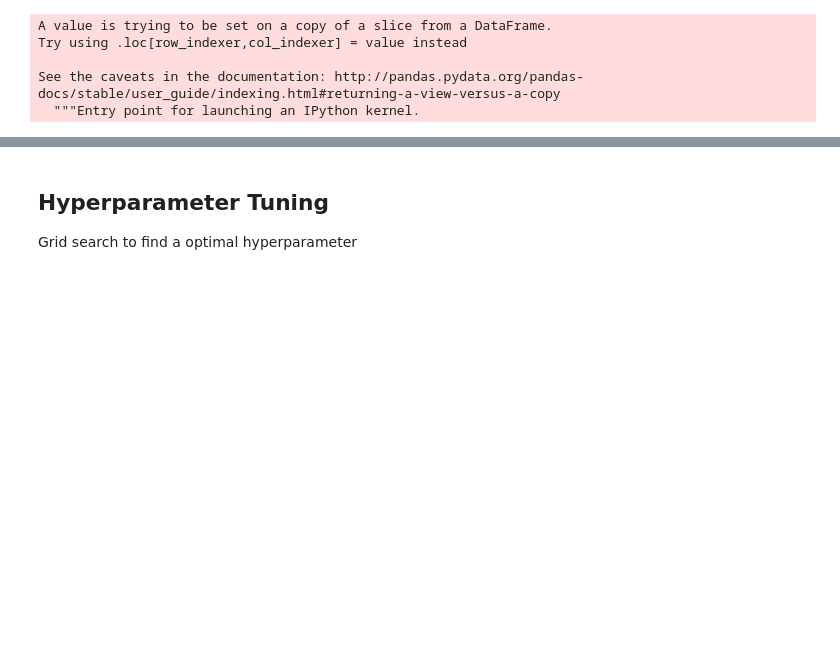
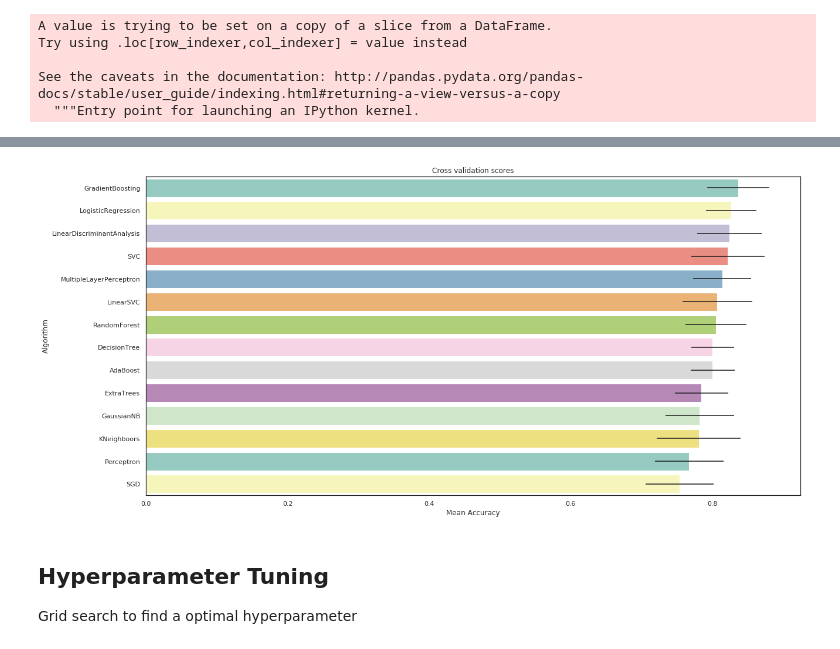
Before and after one commit to yuki678/kaggle, a Jupyter notebook: Titanic/Titanic Ensemble Model Test.ipynb, the cells around one changed output, grey strips where cells are left out. Saved outputs shown, nothing was run; the diff lists cells and outputs as text; code cells hidden in the pictures; blank space fills up the shorter version.

Commit message:
fix: Add more basic classifiers and XGBoost for ensembling

```diff
--- a/Titanic/Titanic Ensemble Model Test.ipynb
+++ b/Titanic/Titanic Ensemble Model Test.ipynb
@@ -573,2 +590,9 @@ g = g.set_ylabels("Survival Probability")
-# %%
-dataset = pd.get_dummies(dataset, columns=["Ticket"], prefix="T")
+# %%
+# Use only the first 5
+dataset["Ticket_X"] = pd.Series(1 if ticket == 'X' else 0 for ticket in dataset["Ticket"])
+dataset["Ticket_PC"] = pd.Series(1 if ticket == 'PC' else 0 for ticket in dataset["Ticket"])
+dataset["Ticket_CA"] = pd.Series(1 if ticket == 'CA' else 0 for ticket in dataset["Ticket"])
+dataset["Ticket_A5"] = pd.Series(1 if ticket == 'A5' else 0 for ticket in dataset["Ticket"])
+dataset["Ticket_SOTONOQ"] = pd.Series(1 if ticket == 'STONOQ' else 0 for ticket in dataset["Ticket"])
+dataset.drop(labels=["Ticket"], axis=1, inplace=True)
+dataset.head()
@@ -639,20 +676,25 @@ See the caveats in the documentation: http://pandas.pydata.org/pandas-docs/stabl
 # Use Stratified KFold Cross Validation
 kfold = StratifiedKFold(n_splits=10)
 # %%
-# Roughly check 10 classifiers without hyperparameter setting
+# Roughly check base classifiers without hyperparameter setting
 
 random_state = 2
 classifiers = []
 classifiers.append(SVC(random_state=random_state))
 classifiers.append(DecisionTreeClassifier(random_state=random_state))
 classifiers.append(AdaBoostClassifier(DecisionTreeClassifier(random_state=random_state),random_state=random_state,learning_rate=0.1))
-classifiers.append(RandomForestClassifier(random_state=random_state))
+classifiers.append(RandomForestClassifier(random_state=random_state, n_estimators=100))
 classifiers.append(ExtraTreesClassifier(random_state=random_state))
 classifiers.append(GradientBoostingClassifier(random_state=random_state))
 classifiers.append(MLPClassifier(random_state=random_state))
-classifiers.append(KNeighborsClassifier())
+classifiers.append(KNeighborsClassifier(n_neighbors=3))
 classifiers.append(LogisticRegression(random_state = random_state))
 classifiers.append(LinearDiscriminantAnalysis())
+classifiers.append(GaussianNB())
+classifiers.append(Perceptron())
+classifiers.append(LinearSVC())
+classifiers.append(SGDClassifier())
+
 
 cv_results = []
 for classifier in classifiers :
@@ -664,9 +706,6 @@ for cv_result in cv_results:
     cv_means.append(cv_result.mean())
     cv_std.append(cv_result.std())
 
-cv_res = pd.DataFrame({"CrossValMeans":cv_means,"CrossValerrors": cv_std,"Algorithm":["SVC","DecisionTree","AdaBoost",
-"RandomForest","ExtraTrees","GradientBoosting","MultipleLayerPerceptron","KNeighboors","LogisticRegression","LinearDiscriminantAnalysis"]})
-
-g = sns.barplot("CrossValMeans","Algorithm",data = cv_res, palette="Set3",orient = "h",**{'xerr':cv_std})
-g.set_xlabel("Mean Accuracy")
-g = g.set_title("Cross validation scores")
+cv_res = pd.DataFrame({"CrossValMeans":cv_means,
+                       "CrossValerrors": cv_std,
+                       "Algorithm":["SVC","DecisionTree","AdaBoost","RandomForest","ExtraTrees","GradientBoosting","MultipleLayerPerceptron","KNeighboors","LogisticRegression","LinearDiscriminantAnalysis","GaussianNB","Perceptron","LinearSVC","SGD"]})
@@ -675,3 +730,10 @@ g = g.set_title("Cross validation scores")
+# %%
+plt.figure(figsize=(20,10))
+g = sns.barplot("CrossValMeans","Algorithm",data=cv_res.sort_values(by='CrossValMeans', ascending=False), palette="Set3", orient="h", **{'xerr':cv_std})
+g.set_xlabel("Mean Accuracy")
+g = g.set_title("Cross validation scores")
+# %% [output]
+[figure, added]
 # %% [markdown]
 ## Hyperparameter Tuning
 
```
Also changed, not shown: parts of 32 cells of this notebook.
